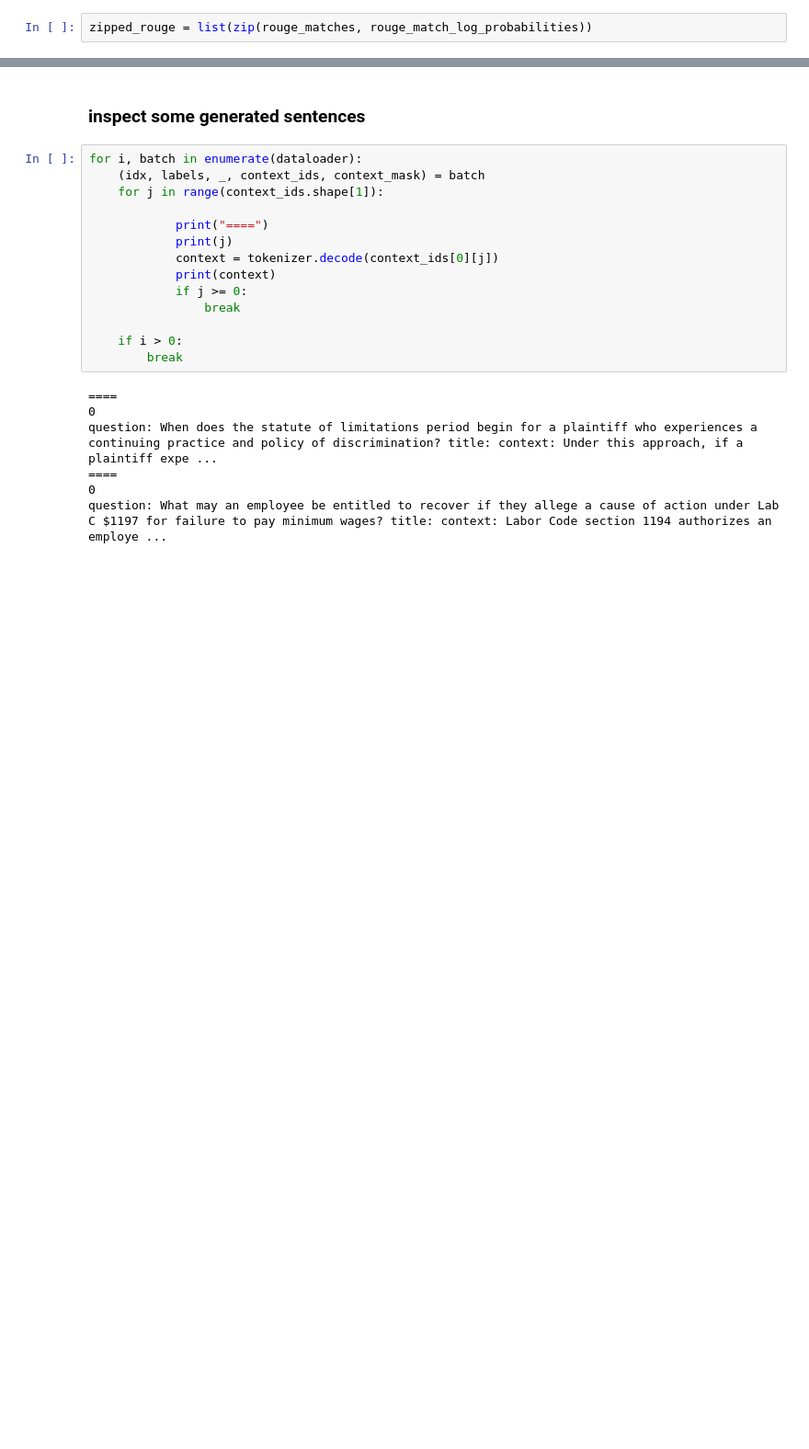
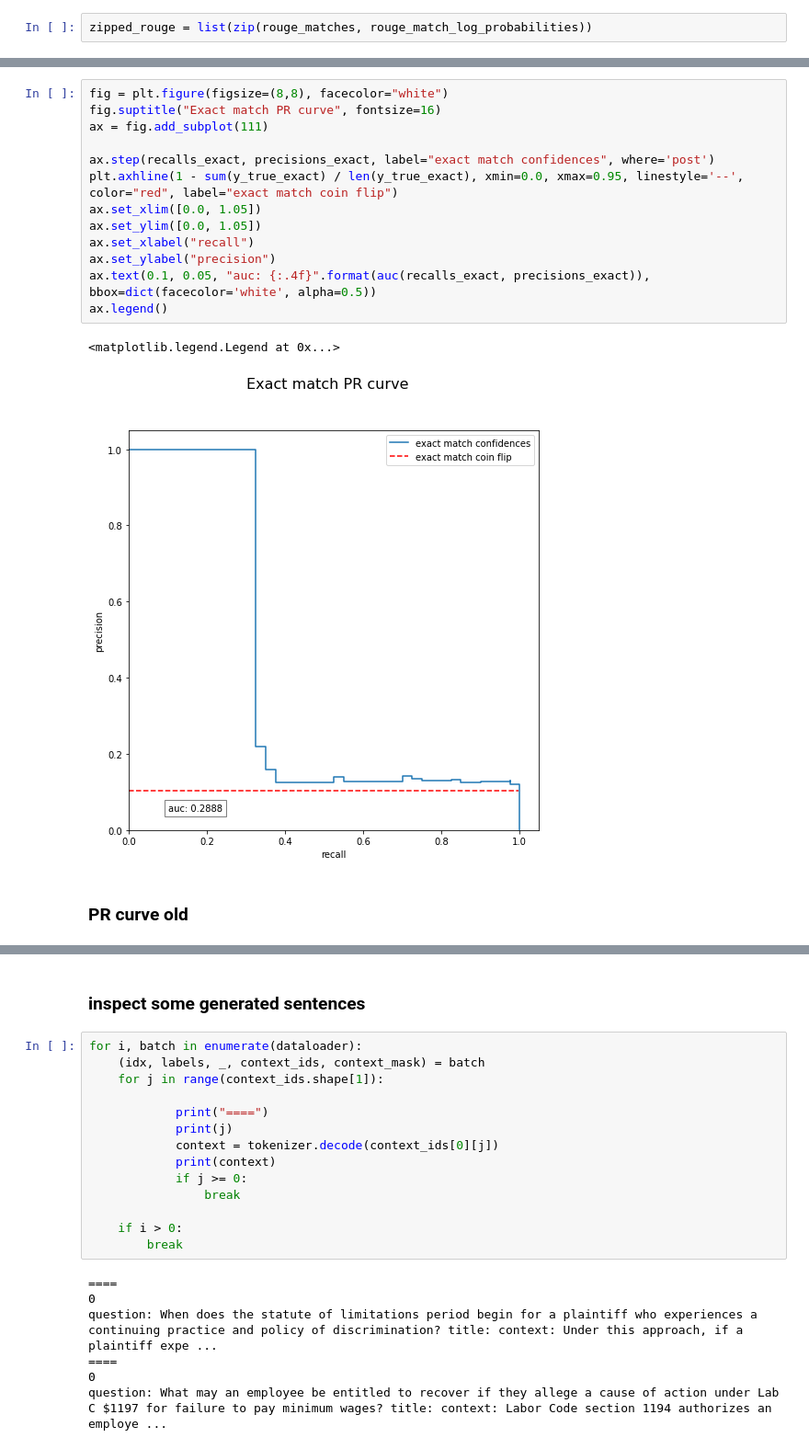
Before and after one commit to casetext/FiD, a Jupyter notebook: notebooks/FiD_confidence_thresholding.ipynb, the cells around one changed output, grey strips where cells are left out. Shown: that part at 92% size. Saved outputs shown, nothing was run; the diff lists cells and outputs as text; blank space fills up the shorter version.

```diff
--- a/notebooks/FiD_confidence_thresholding.ipynb
+++ b/notebooks/FiD_confidence_thresholding.ipynb
@@ -497,0 +549,18 @@ scores['rougeL'].precision
+# %%
+fig = plt.figure(figsize=(8,8), facecolor="white")
+fig.suptitle("Exact match PR curve", fontsize=16)
+ax = fig.add_subplot(111)
+
+ax.step(recalls_exact, precisions_exact, label="exact match confidences", where='post')
+plt.axhline(1 - sum(y_true_exact) / len(y_true_exact), xmin=0.0, xmax=0.95, linestyle='--', color="red", label="exact match coin flip")
+ax.set_xlim([0.0, 1.05])
+ax.set_ylim([0.0, 1.05])
+ax.set_xlabel("recall")
+ax.set_ylabel("precision")
+ax.text(0.1, 0.05, "auc: {:.4f}".format(auc(recalls_exact, precisions_exact)), bbox=dict(facecolor='white', alpha=0.5))
+ax.legend()
+# %% [output]
+<matplotlib.legend.Legend at 0x...>
+[figure, added]
+# %% [markdown]
+### PR curve old
```
Also changed, not shown: parts of 41 cells of this notebook.
